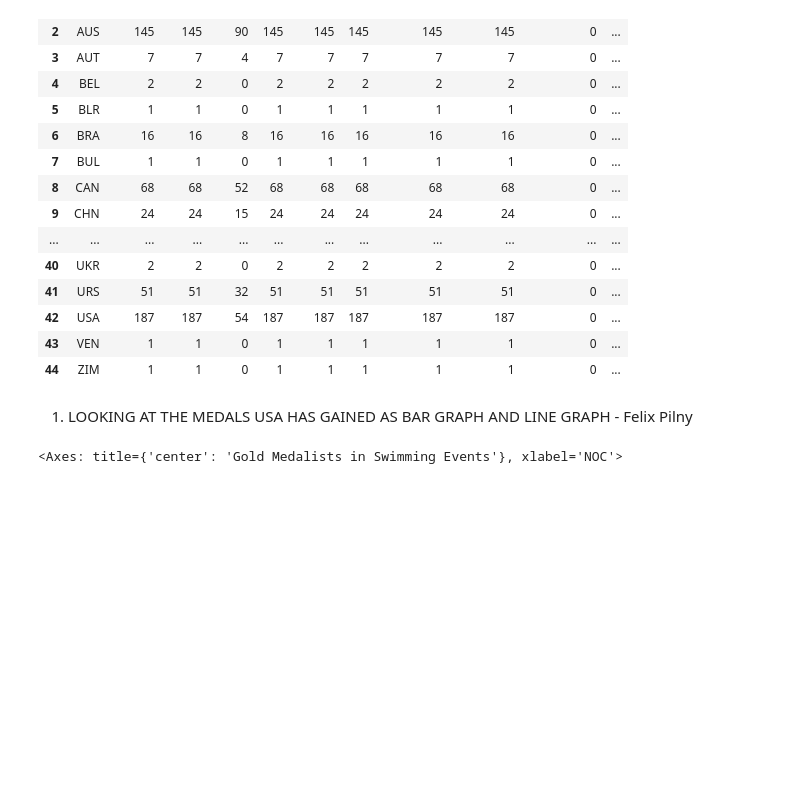
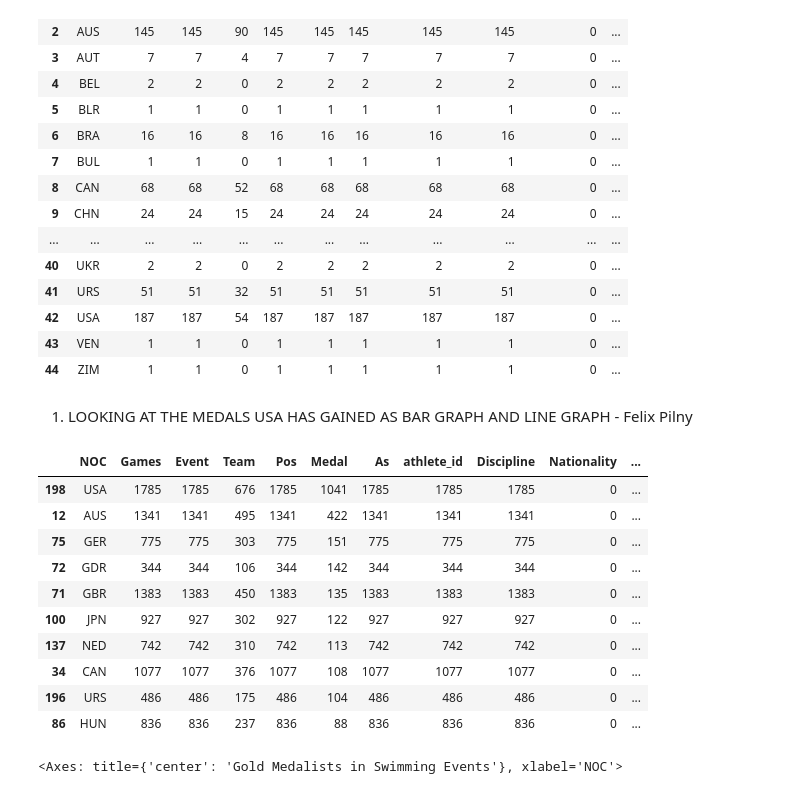
Before and after one commit to blueberry2187/SwimmingTest, a Jupyter notebook: FOR VISUALS Swimmer Data Set Python File copy.ipynb, the cells around one changed output. Saved outputs shown, nothing was run; the diff lists cells and outputs as text; code cells hidden in the pictures; blank space fills up the shorter version.

```diff
--- a/FOR VISUALS Swimmer Data Set Python File copy.ipynb
+++ b/FOR VISUALS Swimmer Data Set Python File copy.ipynb
@@ -114,7 +114,23 @@ df_noc_agg_bronze
 1. LOOKING AT THE MEDALS USA HAS GAINED AS BAR GRAPH AND LINE GRAPH - Felix Pilny
 # %%
 df_noc_agg_gold_10 = df_noc_agg_gold.nlargest(10, "Medal")
-#Looking at top 50 countries with the most gold medals in swimming events.
+df_noc_agg_silver_10 = df_noc_agg_silver.nlargest(10, "Medal")
+df_noc_agg_bronze_10 = df_noc_agg_bronze.nlargest(10, "Medal")
+df_noc_agg_10 = df_noc_agg.nlargest(10, "Medal")
+df_noc_agg_10
+#Looking at top 10 countries with the most gold, silver, and bronze medals in swimming events.
+# %% [output]
+|  | NOC | Games | Event | Team | Pos | Medal | As | athlete_id | Discipline | Nationality | ... |
+| 198 | USA | 1785 | 1785 | 676 | 1785 | 1041 | 1785 | 1785 | 1785 | 0 | ... |
+| 12 | AUS | 1341 | 1341 | 495 | 1341 | 422 | 1341 | 1341 | 1341 | 0 | ... |
+| 75 | GER | 775 | 775 | 303 | 775 | 151 | 775 | 775 | 775 | 0 | ... |
+| 72 | GDR | 344 | 344 | 106 | 344 | 142 | 344 | 344 | 344 | 0 | ... |
+| 71 | GBR | 1383 | 1383 | 450 | 1383 | 135 | 1383 | 1383 | 1383 | 0 | ... |
+| 100 | JPN | 927 | 927 | 302 | 927 | 122 | 927 | 927 | 927 | 0 | ... |
+| 137 | NED | 742 | 742 | 310 | 742 | 113 | 742 | 742 | 742 | 0 | ... |
+| 34 | CAN | 1077 | 1077 | 376 | 1077 | 108 | 1077 | 1077 | 1077 | 0 | ... |
+| 196 | URS | 486 | 486 | 175 | 486 | 104 | 486 | 486 | 486 | 0 | ... |
+| 86 | HUN | 836 | 836 | 237 | 836 | 88 | 836 | 836 | 836 | 0 | ... |
 # %%
 df_noc_agg_gold = df_noc_agg_gold.sort_values(by="Medal", ascending=False)
 df_noc_agg_gold.plot.bar(x="NOC", y="Medal", title="Gold Medalists in Swimming Events",figsize=(15, 3), color="gold")
```
Also changed, not shown: parts of 3 cells of this notebook.
